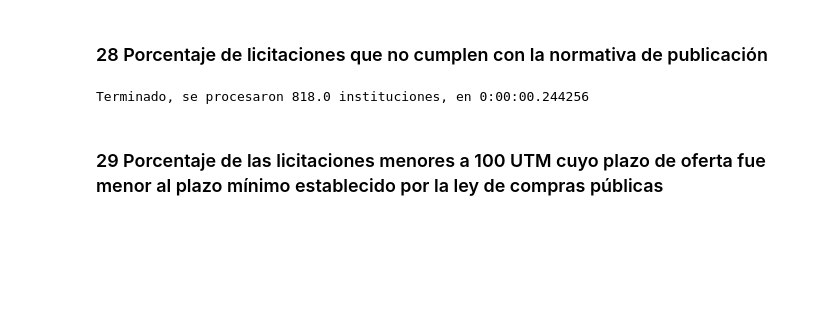
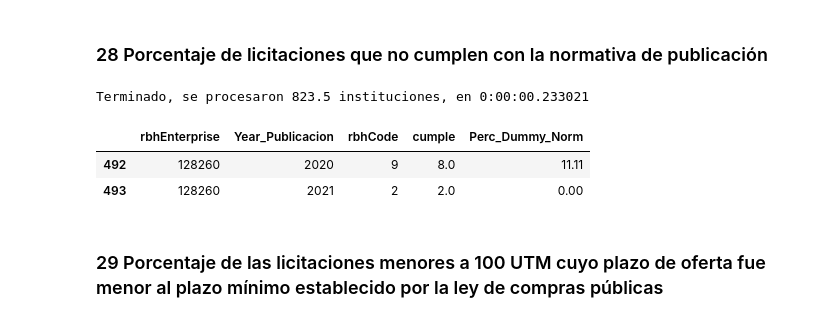
Before and after one commit to josemoragonzalez/RedFlagsv2, a Jupyter notebook: ETL/5 Servicios.ipynb, the cells around one changed output. Drawn from its saved outputs; the diff is of its cells as text; code cells hidden in the pictures; blank space fills up the shorter version.

```diff
--- a/ETL/5 Servicios.ipynb
+++ b/ETL/5 Servicios.ipynb
@@ -1227,7 +1227,7 @@ indicador28['cumple'] = indicador28['cumple'].fillna(0)
 indicador28A = indicador28.groupby(['rbhEnterprise', 'Year_Publicacion'])['cumple'].sum().reset_index()
 indicador28B = indicador19B.groupby(['rbhEnterprise', 'Year_Publicacion'])['rbhCode'].count().reset_index()
 indicador28F = indicador28B.merge(indicador28A, how='left', left_on=['rbhEnterprise', 'Year_Publicacion'], right_on=['rbhEnterprise', 'Year_Publicacion'])
-indicador28F['Perc_Dummy_Norm'] = round(((indicador28F['cumple'] / indicador28F['rbhCode']))* 100, 2)
+indicador28F['Perc_Dummy_Norm'] = round((1-(indicador28F['cumple'] / indicador28F['rbhCode']))* 100, 2)
 
 # Carga de datos en MySQL
 engine = create_engine('mysql+pymysql://server:server@192.168.2.2:3306/espaciopublico', echo = False)
@@ -1241,7 +1241,13 @@ tFormateado = str(datetime.timedelta(seconds=tSegundosGenerico))
 # Resultados de la primera extracción
 print("Terminado, se procesaron "+ str(len(indicador28F.index)/2) + " instituciones, en "+ tFormateado)
 # %% [output]
-Terminado, se procesaron 818.0 instituciones, en 0:00:00.244256
+Terminado, se procesaron 823.5 instituciones, en 0:00:00.233021
+# %%
+indicador28F[indicador28F['rbhEnterprise']=='128260']
+# %% [output]
+|  | rbhEnterprise | Year_Publicacion | rbhCode | cumple | Perc_Dummy_Norm |
+| 492 | 128260 | 2020 | 9 | 8.0 | 11.11 |
+| 493 | 128260 | 2021 | 2 | 2.0 | 0.00 |
 # %% [markdown]
 ### 29 Porcentaje de las licitaciones menores a 100 UTM cuyo plazo de oferta fue menor al plazo mínimo establecido por la ley de compras públicas
 # %%
```
Also changed, not shown: parts of 36 cells of this notebook, 8 other files.
